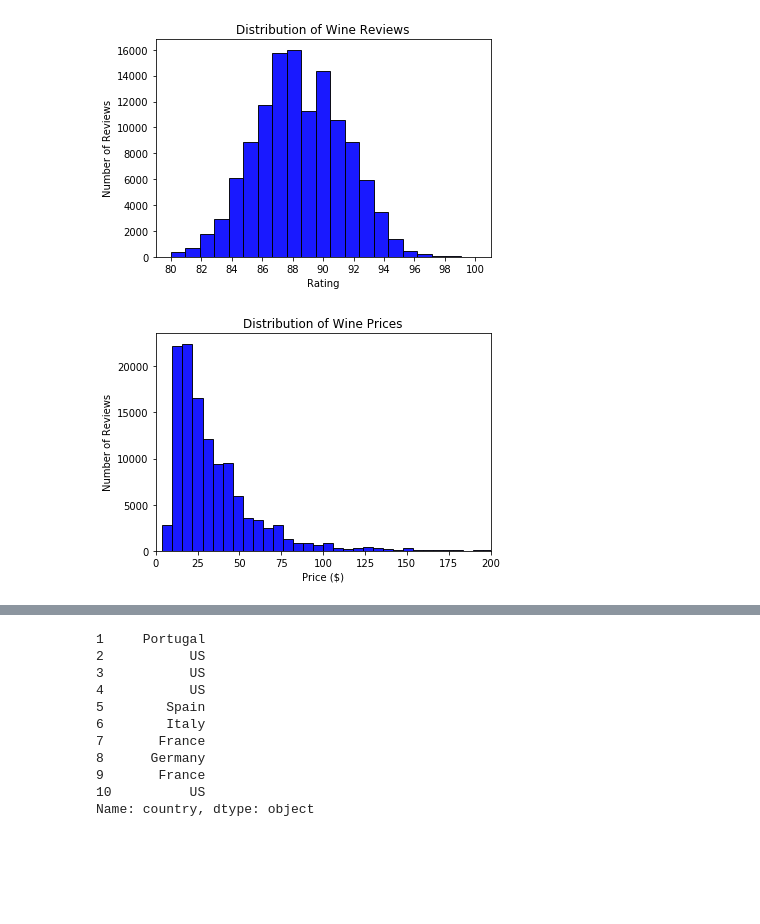
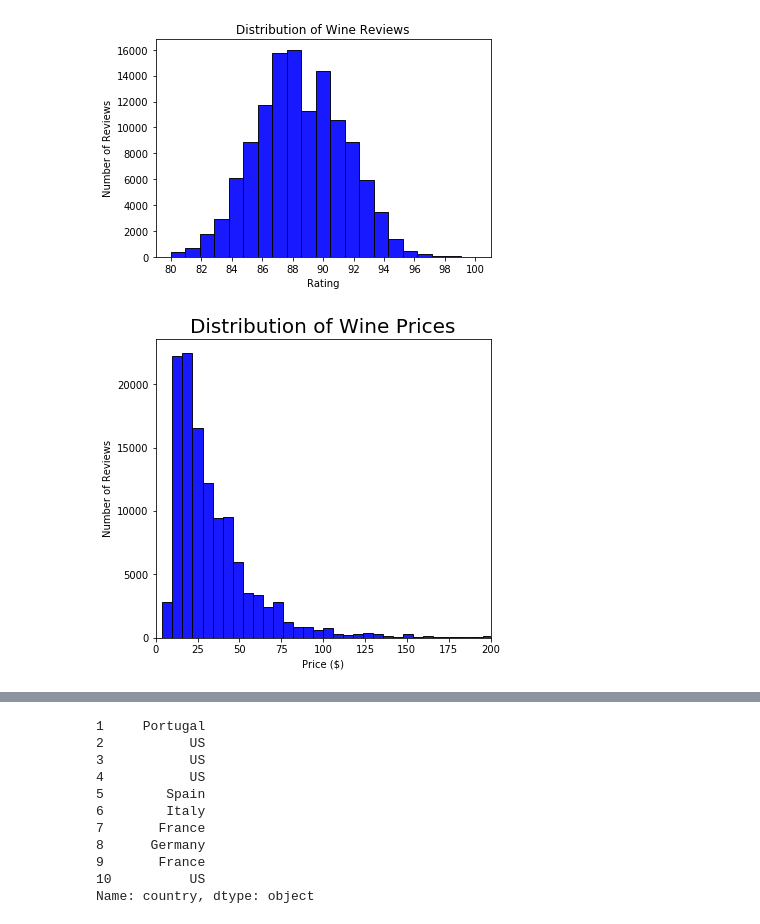
Before and after one commit to renatonico/Pygeons, a Jupyter notebook: notebooks/angel.ipynb, the cells around one changed output, grey strips where cells are left out. Cells and saved outputs as stored; diff of their text form; code cells hidden in the pictures; blank space fills up the shorter version.

```diff
--- a/notebooks/angel.ipynb
+++ b/notebooks/angel.ipynb
@@ -332,18 +326,19 @@ plt.show()
 # %% [output]
 [figure]
 # %%
+plt.figure(figsize=(6,5.5))
 x = clean_data['price']
 num_bins = 550
 #n, bins, patches = plt.hist(x, num_bins, facecolor='blue', alpha=0.9, normed=1, edgecolor='k', histtype='bar',align='mid')
 n, bins, patches = plt.hist(x, num_bins, facecolor='blue', alpha=0.9, edgecolor='k', histtype='bar',align='mid')
 
 #plt.xticks(range(0,201,25))
 plt.xlabel('Price ($)')
 plt.ylabel('Number of Reviews')
-plt.title('Distribution of Wine Prices')
+plt.title('Distribution of Wine Prices',fontsize=20)
 #plt.xscale('log')
 #plt.plot(bins, y, 'r--')
 plt.xlim(0,200)
 plt.show()
 # %% [output]
-[figure, old version]
+[figure, new version]
```
Also changed, not shown: parts of 24 cells of this notebook, 1 other file.
